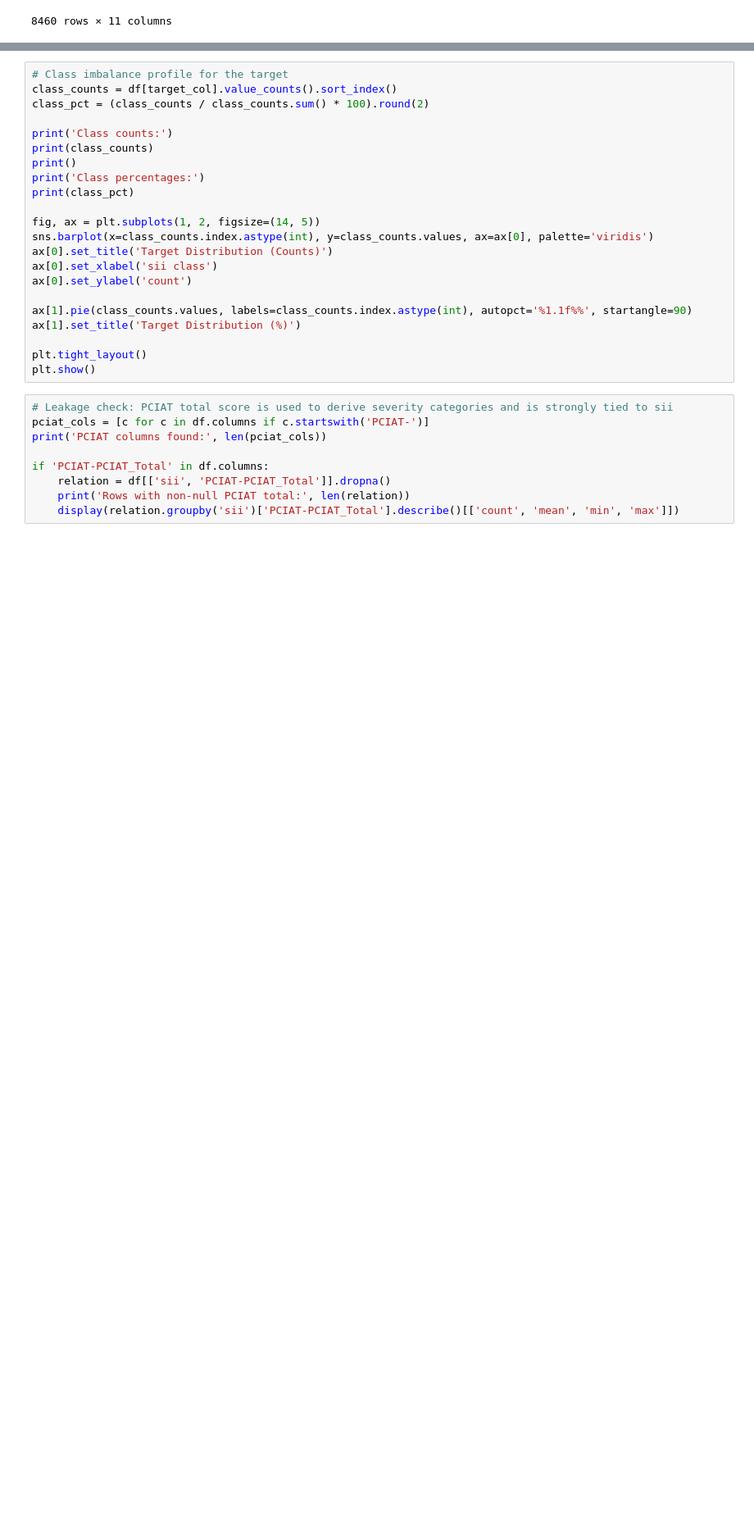
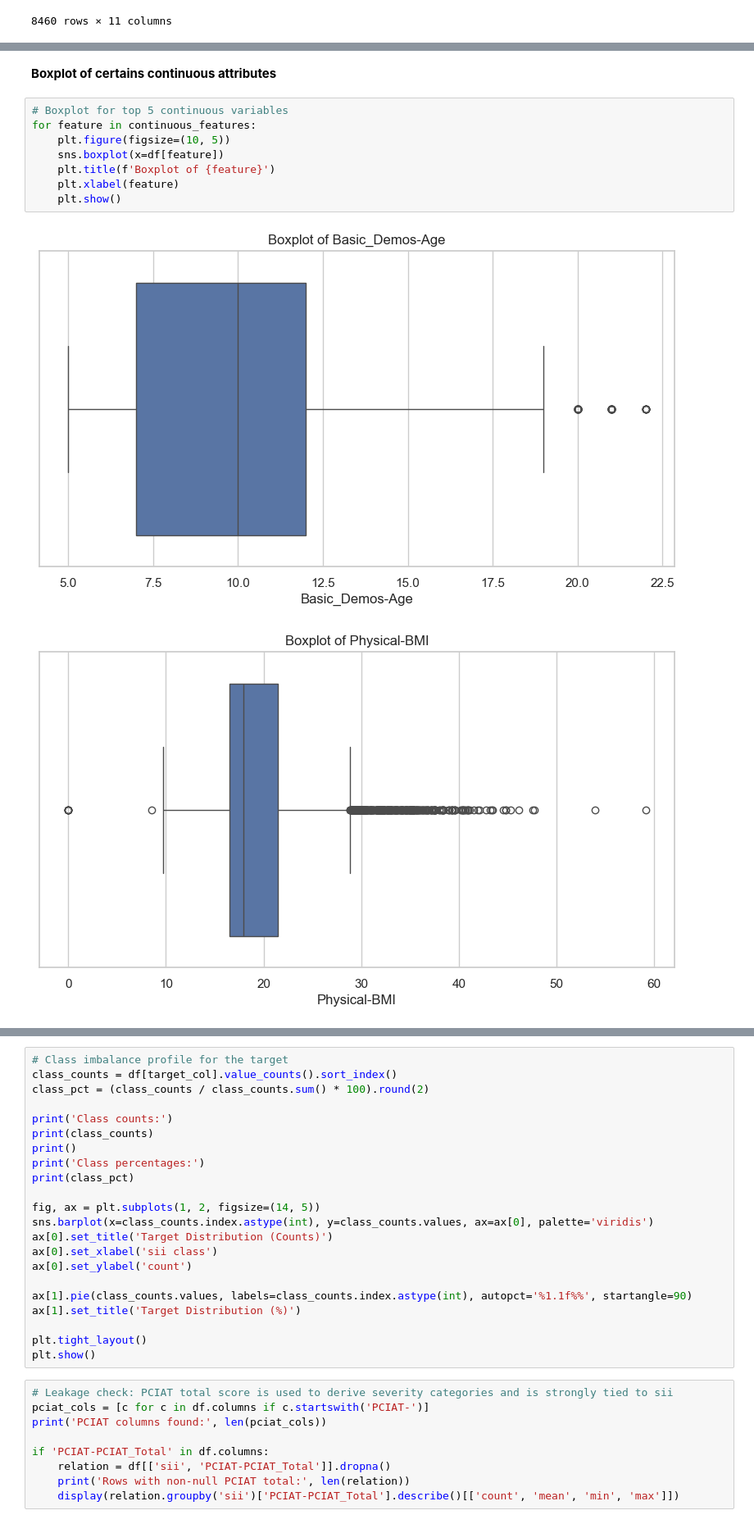
Before and after one commit to kilomo12/Data_Mining_project2, a Jupyter notebook: Data_Mining_project_2_copy.ipynb, the cells around one changed output, grey strips where cells are left out. Shown at 82% size. Cells and saved outputs as stored; diff of their text form; blank space fills up the shorter version.

```diff
--- a/Data_Mining_project_2_copy.ipynb
+++ b/Data_Mining_project_2_copy.ipynb
@@ -215,0 +307,13 @@ Categorical Attributes 11
+# %% [markdown]
+**Boxplot of certains continuous attributes**
+# %%
+# Boxplot for top 5 continuous variables
+for feature in continuous_features:
+    plt.figure(figsize=(10, 5))
+    sns.boxplot(x=df[feature])
+    plt.title(f'Boxplot of {feature}')
+    plt.xlabel(feature)
+    plt.show()
+# %% [output]
+[figure, added]
+[figure, added]
```
Also changed, not shown: parts of 21 cells of this notebook.
